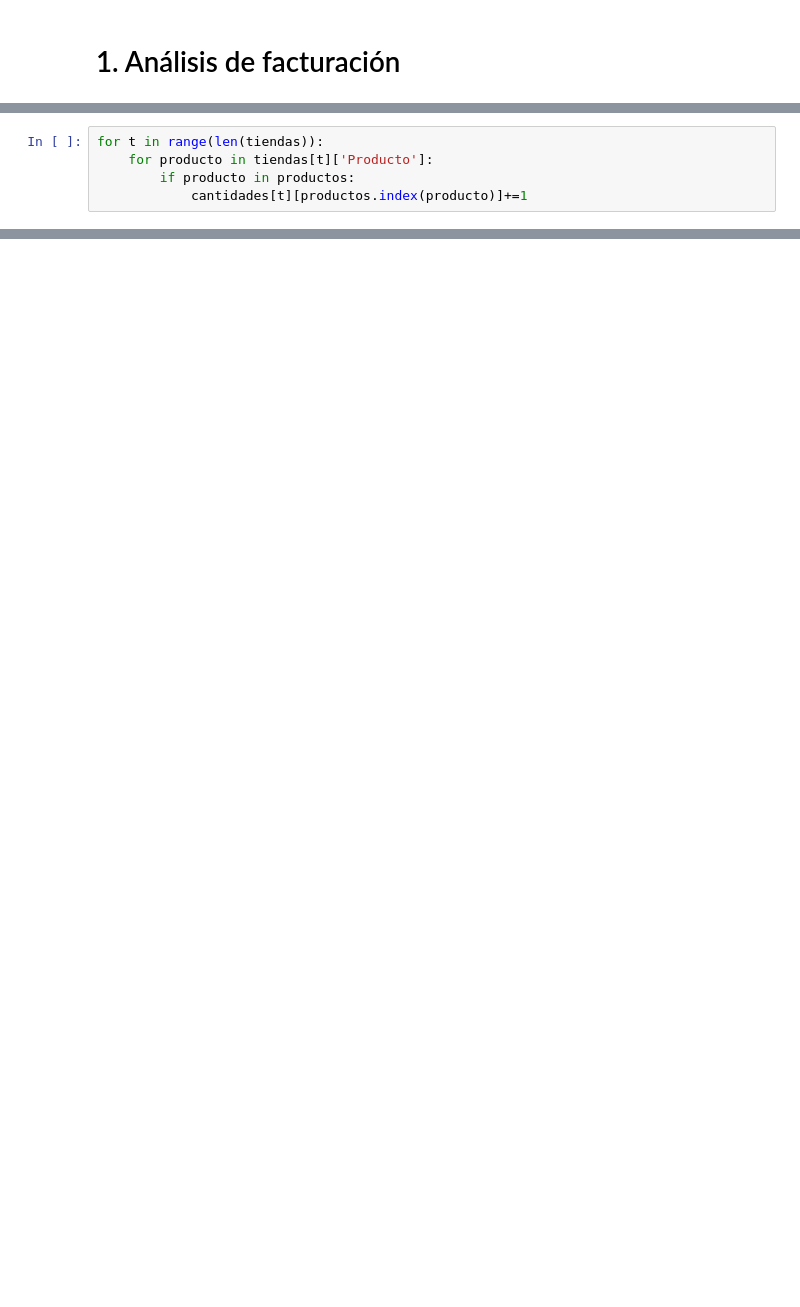
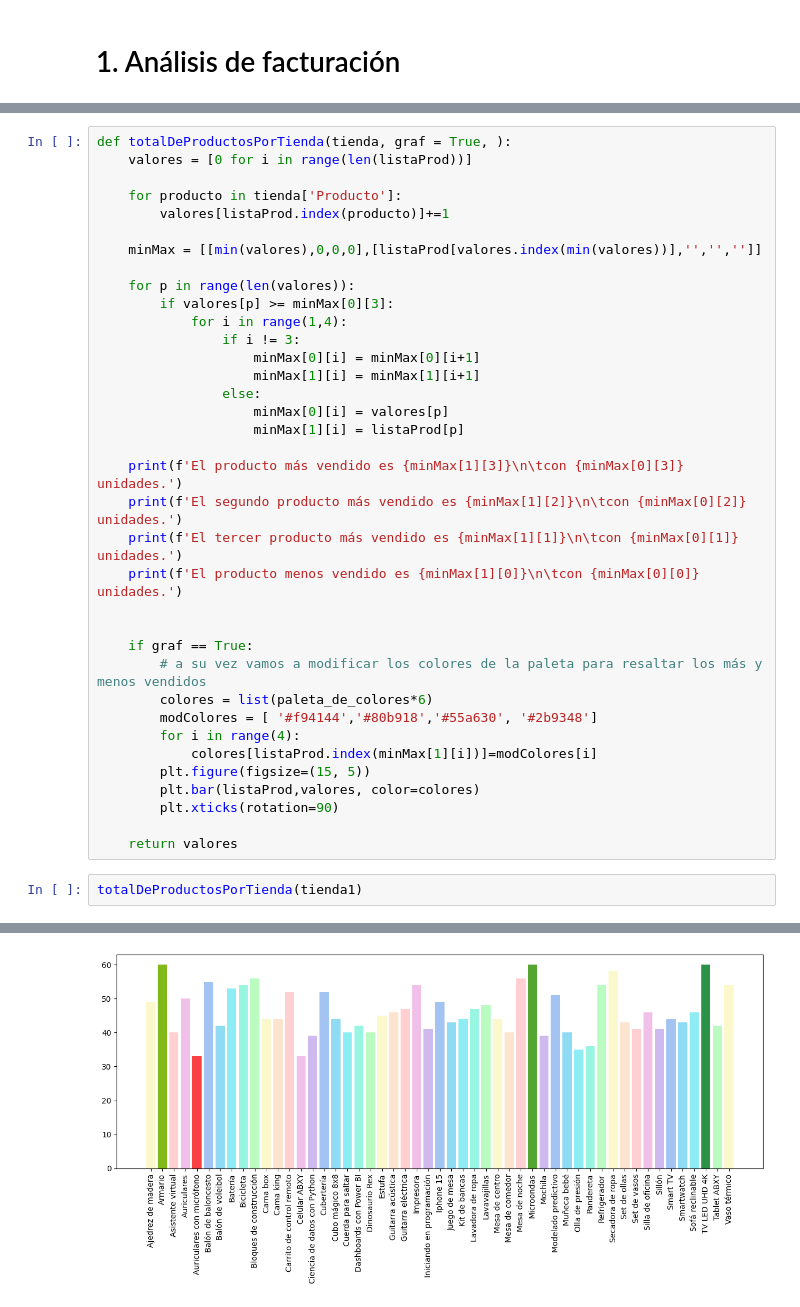
Before and after one commit to aylenfv/DS---Sr.-Juan, a Jupyter notebook: archivoDePruebas.ipynb, the cells around one changed output, grey strips where cells are left out. Drawn from its saved outputs; the diff is of its cells as text; blank space fills up the shorter version.

```diff
--- a/archivoDePruebas.ipynb
+++ b/archivoDePruebas.ipynb
@@ -246,5 +43,0 @@ cantidades
-# %%
-for t in range(len(tiendas)):
-    for producto in tiendas[t]['Producto']:
-        if producto in productos:
-            cantidades[t][productos.index(producto)]+=1
@@ -284,0 +383,39 @@ plt.legend(['1','2','3','4'])
+# %%
+def totalDeProductosPorTienda(tienda, graf = True, ):
+    valores = [0 for i in range(len(listaProd))]
+
+    for producto in tienda['Producto']:
+        valores[listaProd.index(producto)]+=1
+
+    minMax = [[min(valores),0,0,0],[listaProd[valores.index(min(valores))],'','','']]
+
+    for p in range(len(valores)):
+        if valores[p] >= minMax[0][3]:
+            for i in range(1,4):
+                if i != 3:
+                    minMax[0][i] = minMax[0][i+1]
+                    minMax[1][i] = minMax[1][i+1]
+                else:
+                    minMax[0][i] = valores[p]
+                    minMax[1][i] = listaProd[p]
+
+    print(f'El producto más vendido es {minMax[1][3]}\n\tcon {minMax[0][3]} unidades.')
+    print(f'El segundo producto más vendido es {minMax[1][2]}\n\tcon {minMax[0][2]} unidades.')
+    print(f'El tercer producto más vendido es {minMax[1][1]}\n\tcon {minMax[0][1]} unidades.')
+    print(f'El producto menos vendido es {minMax[1][0]}\n\tcon {minMax[0][0]} unidades.')
+
+
+    if graf == True:
+        # a su vez vamos a modificar los colores de la paleta para resaltar los más y menos vendidos
+        colores = list(paleta_de_colores*6)
+        modColores = [ '#f94144','#80b918','#55a630', '#2b9348']
+        for i in range(4):
+            colores[listaProd.index(minMax[1][i])]=modColores[i]
+        plt.figure(figsize=(15, 5))
+        plt.bar(listaProd,valores, color=colores)
+        plt.xticks(rotation=90)
+
+    return valores
+# %%
+totalDeProductosPorTienda(tienda1)
+# %% [output]
@@ -284,0 +447 @@ plt.legend(['1','2','3','4'])
+[figure, added]
```
Also changed, not shown: parts of 51 cells of this notebook, 2 other files.
